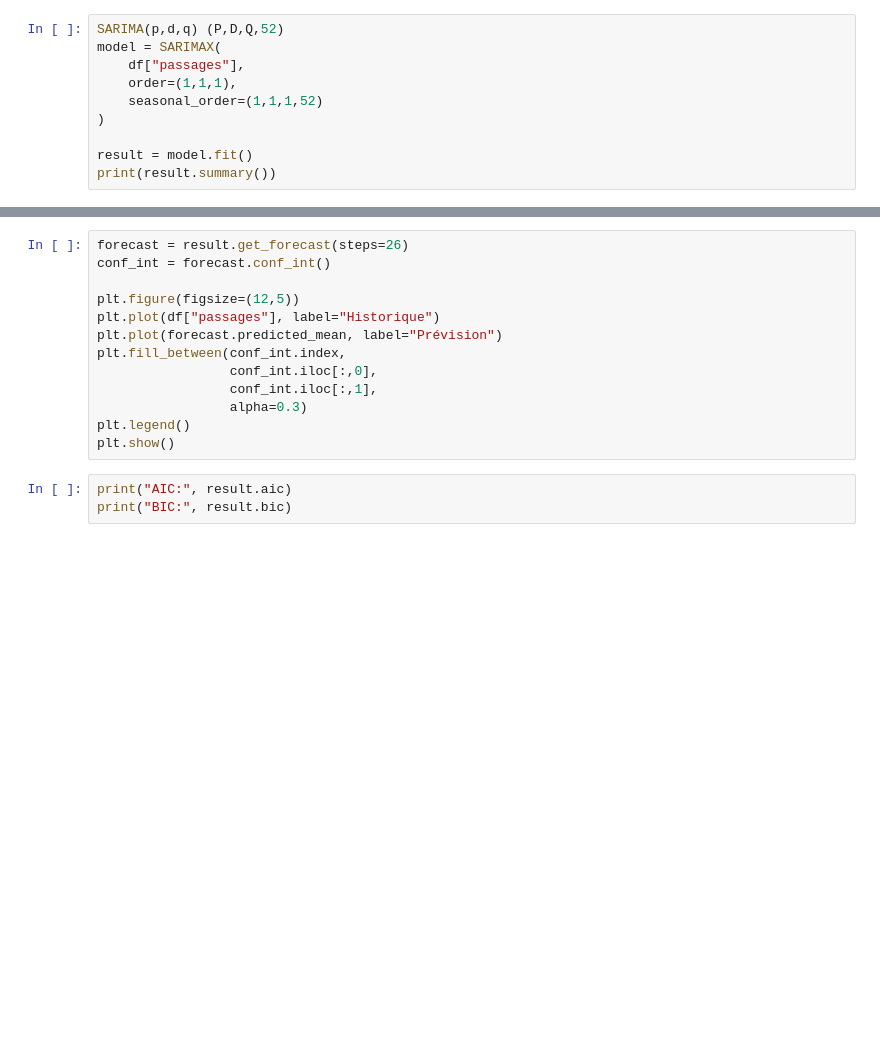
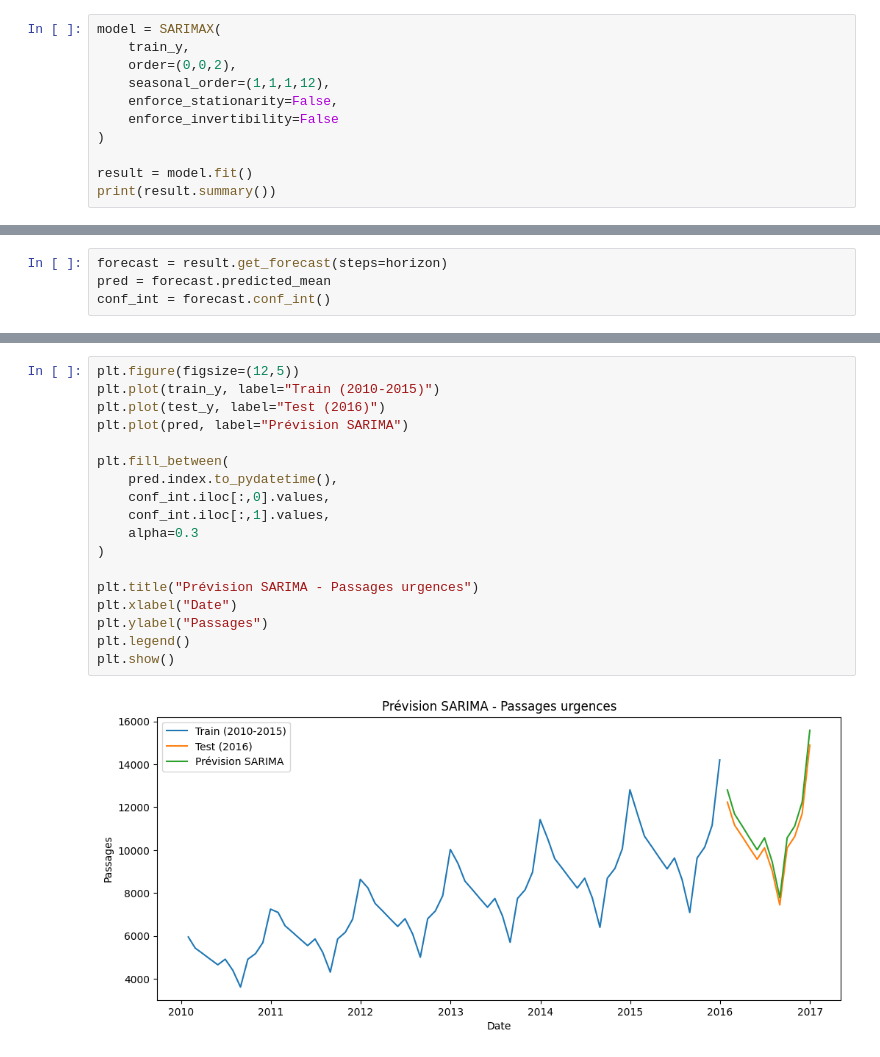
Before and after one commit to F2BHugo/Smartcare_analytics, a Jupyter notebook: SARIMA.ipynb, the cells around one changed output, grey strips where cells are left out. Saved outputs shown, nothing was run; the diff lists cells and outputs as text; blank space fills up the shorter version.

Commit message:
SARIMA V1 FINIS

```diff
--- a/SARIMA.ipynb
+++ b/SARIMA.ipynb
@@ -18,9 +35,10 @@ print("p-value:", result[1])
 # %%
-SARIMA(p,d,q) (P,D,Q,52)
 model = SARIMAX(
-    df["passages"],
-    order=(1,1,1),
-    seasonal_order=(1,1,1,52)
+    train_y,
+    order=(0,0,2),
+    seasonal_order=(1,1,1,12),
+    enforce_stationarity=False,
+    enforce_invertibility=False
 )
 
 result = model.fit()
@@ -27,0 +64,4 @@ print(result.summary())
+# %%
+forecast = result.get_forecast(steps=horizon)
+pred = forecast.predicted_mean
+conf_int = forecast.conf_int()
@@ -28,16 +79,20 @@ print(result.summary())
 # %%
-forecast = result.get_forecast(steps=26)
-conf_int = forecast.conf_int()
+plt.figure(figsize=(12,5))
+plt.plot(train_y, label="Train (2010-2015)")
+plt.plot(test_y, label="Test (2016)")
+plt.plot(pred, label="Prévision SARIMA")
 
-plt.figure(figsize=(12,5))
-plt.plot(df["passages"], label="Historique")
-plt.plot(forecast.predicted_mean, label="Prévision")
-plt.fill_between(conf_int.index,
-                 conf_int.iloc[:,0],
-                 conf_int.iloc[:,1],
-                 alpha=0.3)
+plt.fill_between(
+    pred.index.to_pydatetime(),
+    conf_int.iloc[:,0].values,
+    conf_int.iloc[:,1].values,
+    alpha=0.3
+)
+
+plt.title("Prévision SARIMA - Passages urgences")
+plt.xlabel("Date")
+plt.ylabel("Passages")
 plt.legend()
 plt.show()
+# %% [output]
+[figure, added]
-# %%
-print("AIC:", result.aic)
-print("BIC:", result.bic)
```
Also changed, not shown: parts of 8 cells of this notebook.
